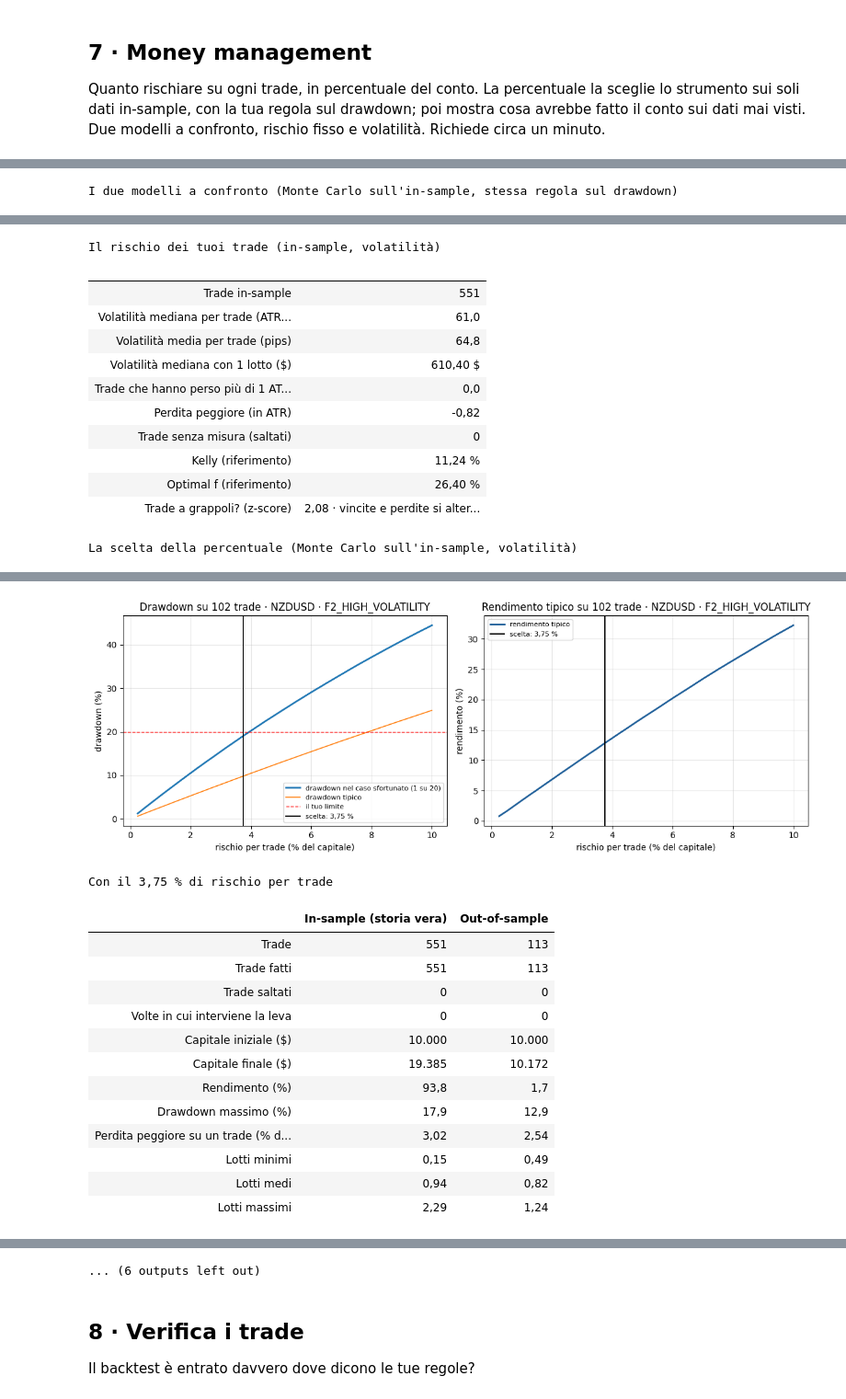
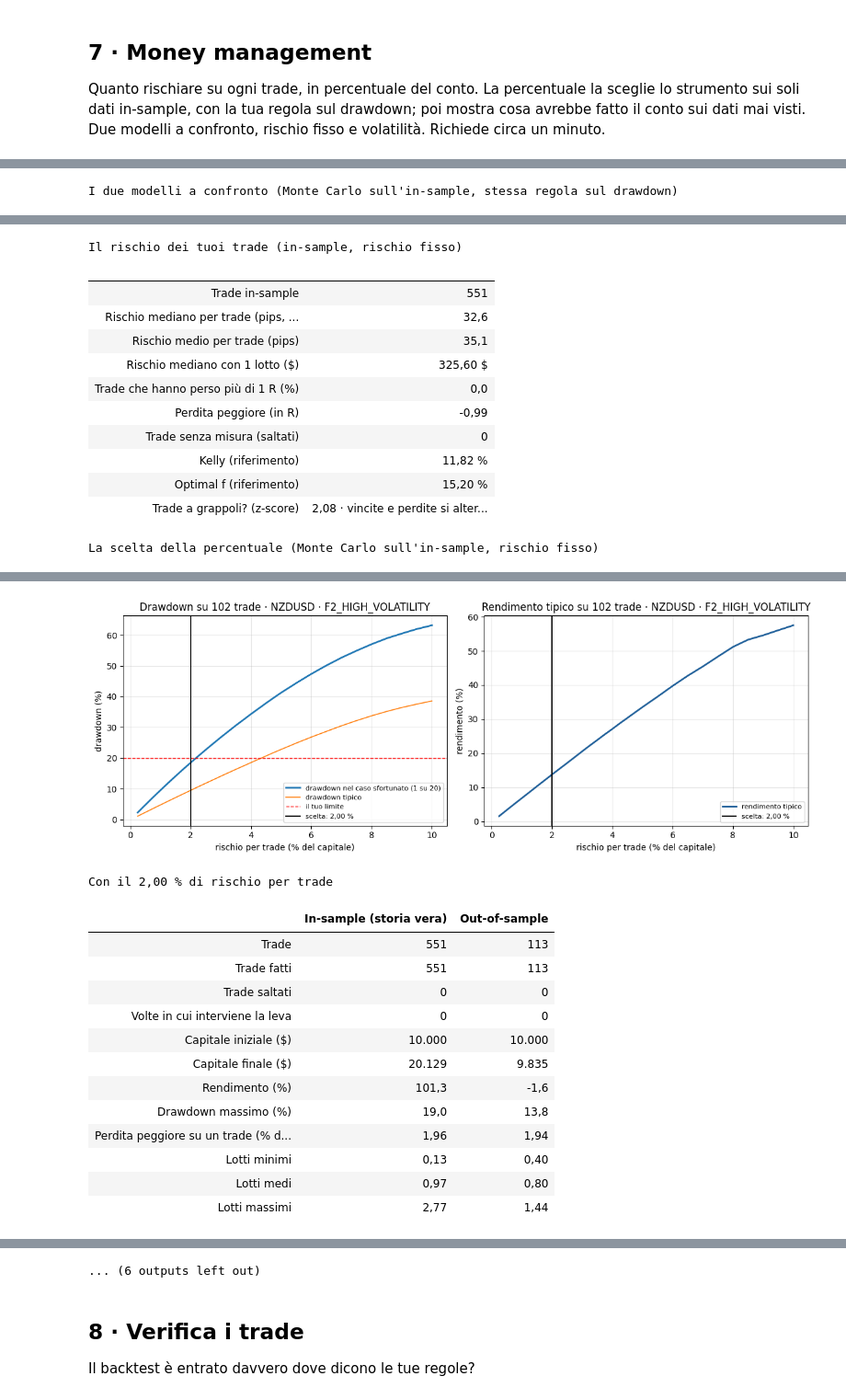
Before and after one commit to matti410/Trading-System-Creator_V4, a Jupyter notebook: Trading_System_Lab.ipynb, the cells around one changed output, grey strips where cells are left out. Shown at 92% size. Saved outputs shown, nothing was run; the diff lists cells and outputs as text; code cells hidden in the pictures.

```diff
--- a/Trading_System_Lab.ipynb
+++ b/Trading_System_Lab.ipynb
@@ -229,7 +242,7 @@ capitale_iniziale_in_dollari = 10000  #@param {type:"number"}
 drawdown_massimo_accettato_pct = 20  #@param {type:"number"}
 orizzonte_anni = 1  #@param {type:"number"}
 #@markdown Come si misura il rischio di un trade: «volatilità» (quanto si è mosso il mercato negli ultimi 5 giorni) o «rischio fisso» (dove sta lo stop). I due modelli si confrontano comunque sull'in-sample: sceglilo prima di guardare l'out-of-sample.
-modello = "volatilità"  #@param ["volatilità", "rischio fisso"]
+modello = "rischio fisso"  #@param ["volatilità", "rischio fisso"]
 
 money_management(s, capitale=capitale_iniziale_in_dollari,
                  drawdown_max_pct=drawdown_massimo_accettato_pct, anni=orizzonte_anni,
@@ -243,15 +256,15 @@ I due modelli a confronto (Monte Carlo sull'in-sample, stessa regola sul drawdow
 [interactive output not drawn]
-Il rischio dei tuoi trade (in-sample, volatilità)
+Il rischio dei tuoi trade (in-sample, rischio fisso)
 |  |  |
 | Trade in-sample | 551 |
-| Volatilità mediana per trade (ATR... | 61,0 |
-| Volatilità media per trade (pips) | 64,8 |
-| Volatilità mediana con 1 lotto ($) | 610,40 $ |
-| Trade che hanno perso più di 1 AT... | 0,0 |
-| Perdita peggiore (in ATR) | -0,82 |
+| Rischio mediano per trade (pips, ... | 32,6 |
+| Rischio medio per trade (pips) | 35,1 |
+| Rischio mediano con 1 lotto ($) | 325,60 $ |
+| Trade che hanno perso più di 1 R (%) | 0,0 |
+| Perdita peggiore (in R) | -0,99 |
 | Trade senza misura (saltati) | 0 |
-| Kelly (riferimento) | 11,24 % |
-| Optimal f (riferimento) | 26,40 % |
+| Kelly (riferimento) | 11,82 % |
+| Optimal f (riferimento) | 15,20 % |
 | Trade a grappoli? (z-score) | 2,08 · vincite e perdite si alter... |
-La scelta della percentuale (Monte Carlo sull'in-sample, volatilità)
+La scelta della percentuale (Monte Carlo sull'in-sample, rischio fisso)
 | Scelta | Rischio per trade (%) | Drawdown tipico (%) | Drawdown nel caso sfortunato, 1 s... | Rendimento tipico (%) | ... |
@@ -274,15 +282,15 @@ La scelta della percentuale (Monte Carlo sull'in-sample, volatilità)
-[figure, old version]
+[figure, new version]
-Con il 3,75 % di rischio per trade
+Con il 2,00 % di rischio per trade
 |  | In-sample (storia vera) | Out-of-sample |
 | Trade | 551 | 113 |
 | Trade fatti | 551 | 113 |
 | Trade saltati | 0 | 0 |
 | Volte in cui interviene la leva | 0 | 0 |
 | Capitale iniziale ($) | 10.000 | 10.000 |
-| Capitale finale ($) | 19.385 | 10.172 |
-| Rendimento (%) | 93,8 | 1,7 |
-| Drawdown massimo (%) | 17,9 | 12,9 |
-| Perdita peggiore su un trade (% d... | 3,02 | 2,54 |
-| Lotti minimi | 0,15 | 0,49 |
-| Lotti medi | 0,94 | 0,82 |
-| Lotti massimi | 2,29 | 1,24 |
+| Capitale finale ($) | 20.129 | 9.835 |
+| Rendimento (%) | 101,3 | -1,6 |
+| Drawdown massimo (%) | 19,0 | 13,8 |
+| Perdita peggiore su un trade (% d... | 1,96 | 1,94 |
+| Lotti minimi | 0,13 | 0,40 |
+| Lotti medi | 0,97 | 0,80 |
+| Lotti massimi | 2,77 | 1,44 |
```
Also changed, not shown: parts of 2 cells of this notebook.
